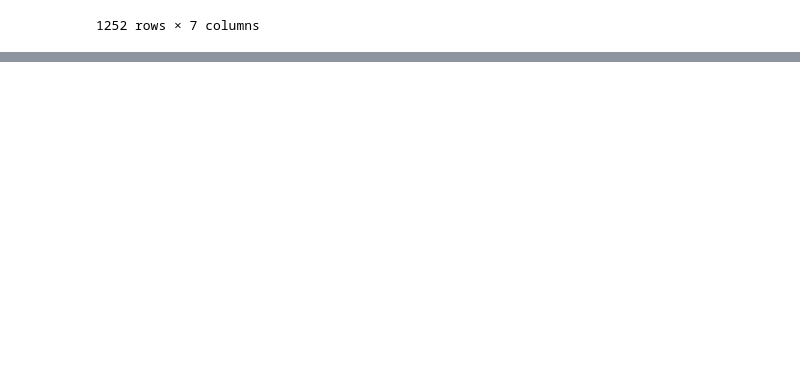
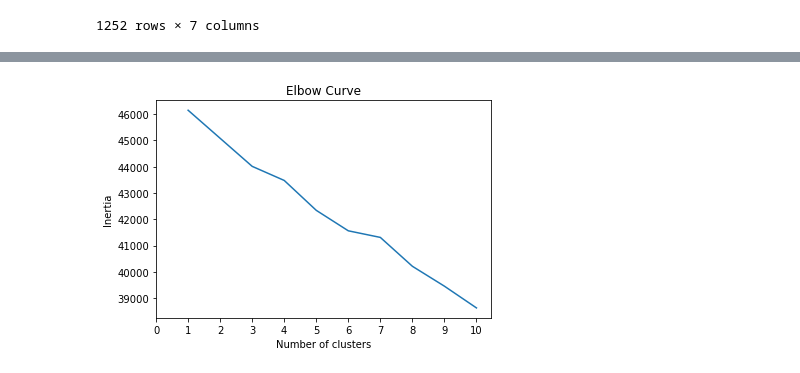
Before and after one commit to ejdublin28/unsupervised-ml, a Jupyter notebook: crypto.ipynb, the cells around one changed output, grey strips where cells are left out. Cells and saved outputs as stored; diff of their text form; code cells hidden in the pictures; blank space fills up the shorter version.

Commit message:
completed PCA and check for best k

```diff
--- a/crypto.ipynb
+++ b/crypto.ipynb
@@ -50,0 +65,11 @@ crypto_df
+# %%
+ # Initialize PCA model
+pca = PCA(n_components=0.90)
+
+# Get principal components for the crypto data
+crypto_pca = pca.fit_transform(crypto_df_scl)
+crypto_pca
+
+ # Transform PCA data to a DataFrame
+df_crypto_pca = pd.DataFrame(data=crypto_pca)
+df_crypto_pca.head()
@@ -50,0 +84,23 @@ crypto_df
+# %%
+# Finding the best value for k
+inertia = []
+k = list(range(1, 11))
+
+# Calculate the inertia for the range of k values
+for i in k:
+    km = KMeans(n_clusters=i, random_state=28)
+    km.fit(df_crypto_pca)
+    inertia.append(km.inertia_)
+
+# Creating the Elbow Curve
+elbow_data = {"k": k, "inertia": inertia}
+df_elbow = pd.DataFrame(elbow_data)
+
+plt.plot(df_elbow['k'], df_elbow['inertia'])
+plt.xticks(list(range(11)))
+plt.title('Elbow Curve')
+plt.xlabel('Number of clusters')
+plt.ylabel('Inertia')
+plt.show()
+# %% [output]
+[figure, added]
```
Also changed, not shown: parts of 5 cells of this notebook, 1 other file.
